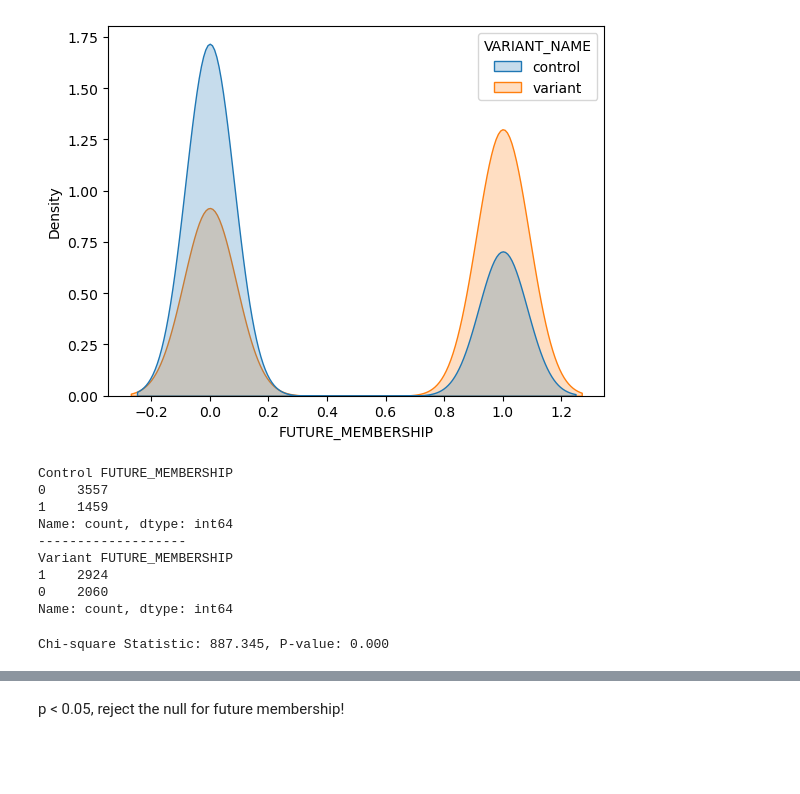
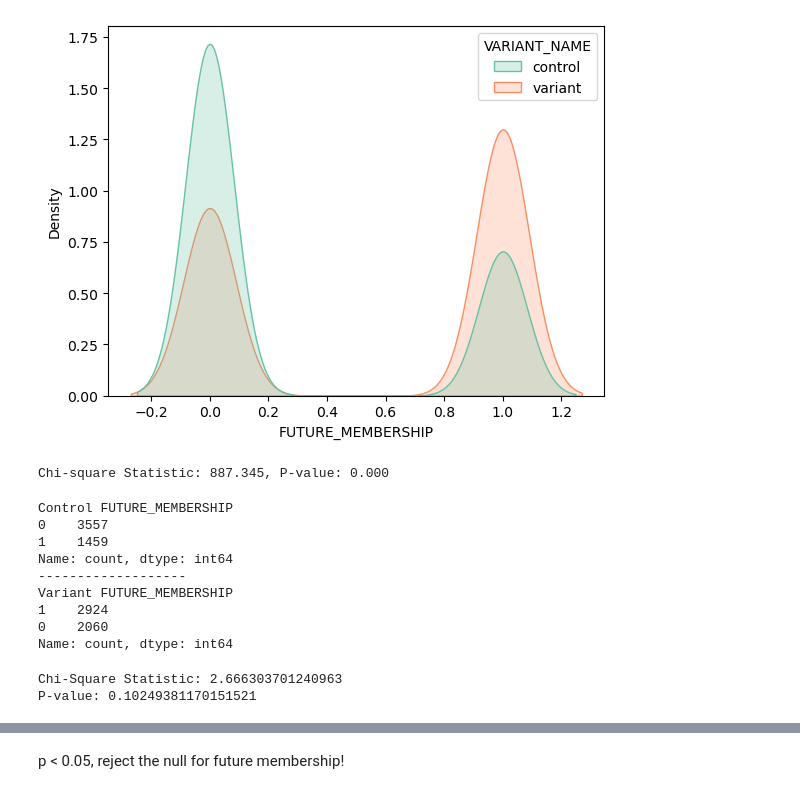
Before and after one commit to zhudan96/erdos-ux2025-uxplorers, a Jupyter notebook: uxplorers_project3.ipynb, the cells around one changed output, grey strips where cells are left out. Cells and saved outputs as stored; diff of their text form; code cells hidden in the pictures; blank space fills up the shorter version.

```diff
--- a/uxplorers_project3.ipynb
+++ b/uxplorers_project3.ipynb
@@ -42,30 +36,14 @@ plt.show()
-# %%
-# create a density plot of the data
-fig = sns.kdeplot(data=df, x='FUTURE_MEMBERSHIP', hue='VARIANT_NAME', shade=True)
-#fig.set_xlim(500,525)
-plt.show()
-# %% [output]
-[figure, old version]
 # %%
 # separate into two groups
 control = df[df['VARIANT_NAME'] == 'control']
 variant = df[df['VARIANT_NAME'] == 'variant']
-# %%
-# future membership related
-# frequency
-print('Control', control['FUTURE_MEMBERSHIP'].value_counts())
-print('-------------------')
-print('Variant', variant['FUTURE_MEMBERSHIP'].value_counts())
-# %% [output]
-Control FUTURE_MEMBERSHIP
-0    3557
-1    1459
-Name: count, dtype: int64
--------------------
-Variant FUTURE_MEMBERSHIP
-1    2924
-0    2060
-Name: count, dtype: int64
+# %%
+# create a density plot of the data
+fig = sns.kdeplot(data=df, x='FUTURE_MEMBERSHIP', hue='VARIANT_NAME', shade=True, palette="Set2")
+#fig.set_xlim(500,525)
+plt.show()
+# %% [output]
+[figure, new version]
 # %%
 #chi-square
 contingency_table = pd.crosstab(df['VARIANT_NAME'], df['FUTURE_MEMBERSHIP'])
@@ -74,3 +52,33 @@ chi2, p, dof, expected = chi2_contingency(contingency_table)
 print(f"Chi-square Statistic: {chi2:.3f}, P-value: {p:.3f}")
 # %% [output]
 Chi-square Statistic: 887.345, P-value: 0.000
+# %%
+# future membership related
+# frequency
+print('Control', control['FUTURE_MEMBERSHIP'].value_counts())
+print('-------------------')
+print('Variant', variant['FUTURE_MEMBERSHIP'].value_counts())
+# %% [output]
+Control FUTURE_MEMBERSHIP
+0    3557
+1    1459
+Name: count, dtype: int64
+-------------------
+Variant FUTURE_MEMBERSHIP
+1    2924
+0    2060
+Name: count, dtype: int64
+# %%
+# suppose within the variant group, 1530 signed up for monthly/yearly plan and 1394 signed up for 6-month plan
+contingency_table = [[1459, 3557],
+                     [1530, 3470]]
+
+# Perform the Chi-Square test
+chi2_stat, p_value, dof, expected = chi2_contingency(contingency_table)
+
+# Print results
+print(f"Chi-Square Statistic: {chi2_stat}")
+print(f"P-value: {p_value}")
+# %% [output]
+Chi-Square Statistic: 2.666303701240963
+P-value: 0.10249381170151521
```
Also changed, not shown: parts of 12 cells of this notebook, 1 other file.
